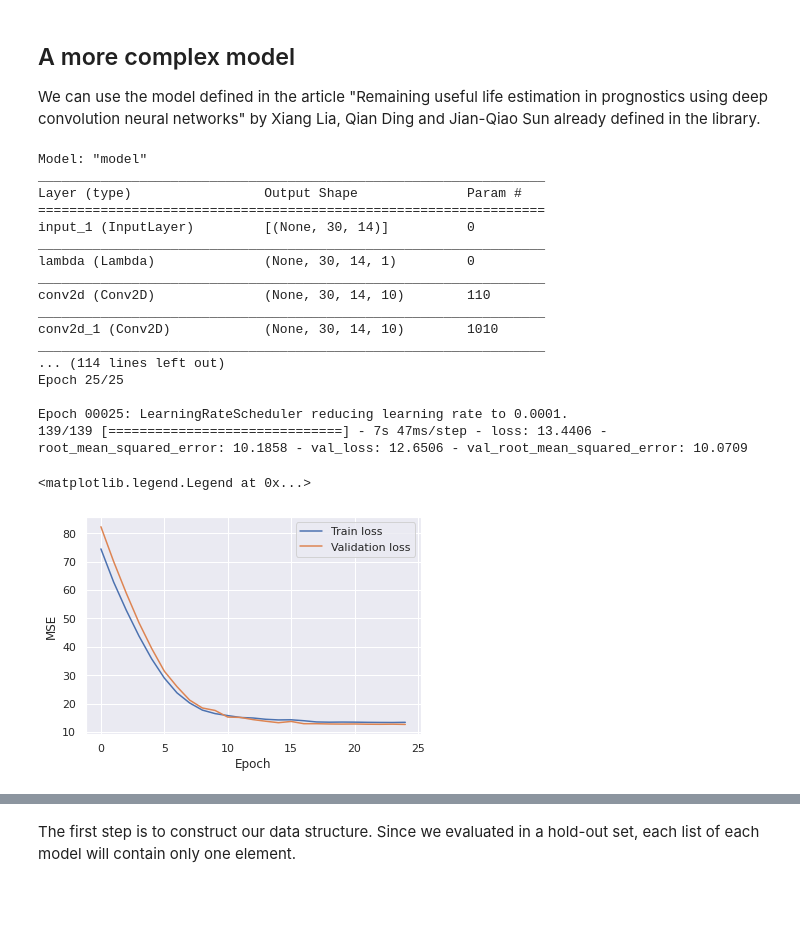
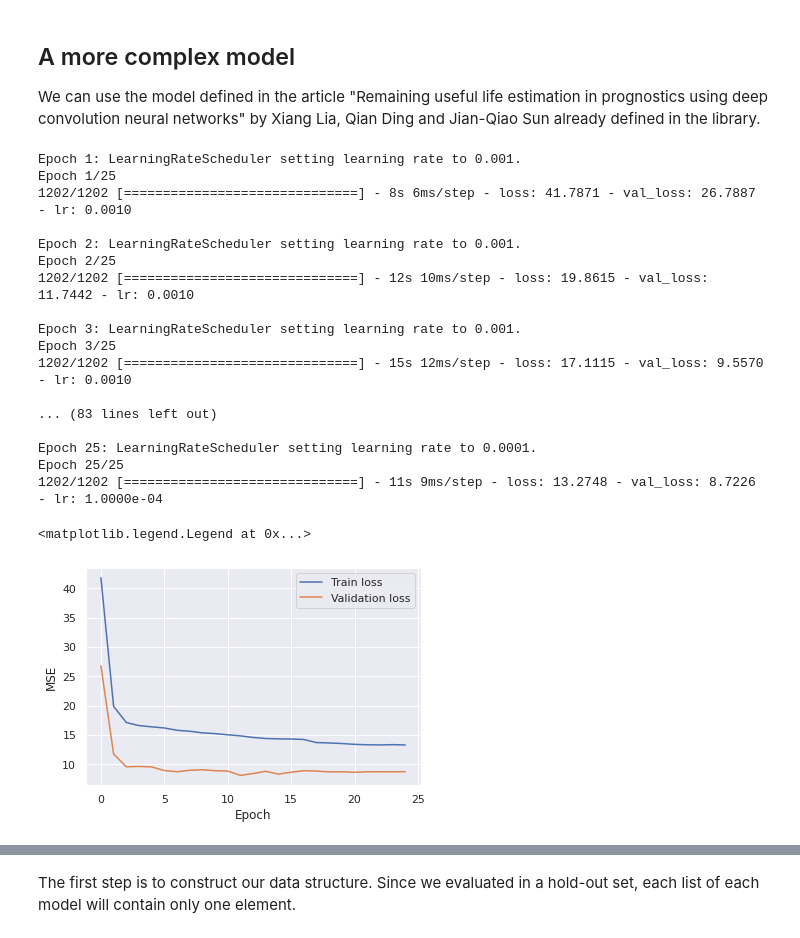
Before and after one commit to lucianolorenti/ceruleo, a Jupyter notebook: docs/examples/ExampleAircraftEngine.ipynb, the cells around one changed output, grey strips where cells are left out. Saved outputs shown, nothing was run; the diff lists cells and outputs as text; code cells hidden in the pictures; blank space fills up the shorter version.

```diff
--- a/docs/examples/ExampleAircraftEngine.ipynb
+++ b/docs/examples/ExampleAircraftEngine.ipynb
@@ -297,7 +299,7 @@ To enable them in other operations, rebuild TensorFlow with the appropriate comp
 # %%
 from ceruleo.models.keras.dataset import tf_regression_dataset
 
-tf_train_data = tf_regression_dataset(train_iterator).batch(64)
-tf_val_data = tf_regression_dataset(val_iterator).batch(64)
-history = model.fit(tf_train_data, validation_data=tf_val_data, epochs=12)
+tf_train_data = tf_regression_dataset(train_iterator).batch(16)
+tf_val_data = tf_regression_dataset(val_iterator).batch(16)
+history = model.fit(tf_train_data, validation_data=tf_val_data, epochs=25)
 # %% [output]
@@ -436,26 +364,9 @@ We can use the model defined in the article "Remaining useful life estimation in
 # %%
 from tensorflow.keras.callbacks import LearningRateScheduler
 
-from rul_pm.models.keras.losses import root_mean_squared_error
+from ceruleo.models.keras.losses import root_mean_squared_error
 
-step = 1
-batch_size = 128
-window = 30
-train_batcher = Batcher.new(train_dataset,
-                            window,
-                            batch_size,
-                            functional_transformer,
-                            step,
-                            shuffle='all',
-                            cache_size=500)
-val_batcher = Batcher.new(validation_dataset,
-                            window,
-                            batch_size,
-                            functional_transformer,
-                            step,
-                            shuffle=False,
-                            cache_size=500,
-                            restart_at_end=False)
+from ceruleo.models.keras.models.XiangQiangJianQiao import XiangQiangJianQiaoModel
 
 def scheduler(epoch, lr):
     """Learning rate as reported in the article"""
@@ -465,37 +376,39 @@ def scheduler(epoch, lr):
         return 0.0001
 
 
-model = XiangQiangJianQiaoModel(n_filters=10,
-                                filter_size=10,
-                                dropout=0.5,
-                                loss=root_mean_squared_error,
-                                learning_rate=0.001)
-r = model.fit(train_batcher, val_batcher , epochs=25, callbacks=[LearningRateScheduler(scheduler, verbose=True)])
+model = XiangQiangJianQiaoModel(train_iterator.shape)
+model.compile(loss=root_mean_squared_error,
+              optimizer=tf.keras.optimizers.Adam(learning_rate=0.001),
+             weighted_metrics=[])
+history = model.fit(tf_train_data,
+                    validation_data=tf_val_data,
+                    epochs=25,
+                    callbacks=[LearningRateScheduler(scheduler, verbose=True)])
 # %% [output]
-Model: "model"
-_________________________________________________________________
-Layer (type)                 Output Shape              Param #
-=================================================================
-input_1 (InputLayer)         [(None, 30, 14)]          0
-_________________________________________________________________
-lambda (Lambda)              (None, 30, 14, 1)         0
-_________________________________________________________________
-conv2d (Conv2D)              (None, 30, 14, 10)        110
-_________________________________________________________________
-conv2d_1 (Conv2D)            (None, 30, 14, 10)        1010
-_________________________________________________________________
-... (114 lines left out)
+Epoch 1: LearningRateScheduler setting learning rate to 0.001.
+Epoch 1/25
+1202/1202 [==============================] - 8s 6ms/step - loss: 41.7871 - val_loss: 26.7887 - lr: 0.0010
+
+Epoch 2: LearningRateScheduler setting learning rate to 0.001.
+Epoch 2/25
+1202/1202 [==============================] - 12s 10ms/step - loss: 19.8615 - val_loss: 11.7442 - lr: 0.0010
+
+Epoch 3: LearningRateScheduler setting learning rate to 0.001.
+Epoch 3/25
+1202/1202 [==============================] - 15s 12ms/step - loss: 17.1115 - val_loss: 9.5570 - lr: 0.0010
+
+... (83 lines left out)
+
+Epoch 25: LearningRateScheduler setting learning rate to 0.0001.
 Epoch 25/25
-
-Epoch 00025: LearningRateScheduler reducing learning rate to 0.0001.
-139/139 [==============================] - 7s 47ms/step - loss: 13.4406 - root_mean_squared_error: 10.1858 - val_loss: 12.6506 - val_root_mean_squared_error: 10.0709
+1202/1202 [==============================] - 11s 9ms/step - loss: 13.2748 - val_loss: 8.7226 - lr: 1.0000e-04
 # %%
 fig, ax = plt.subplots()
-ax.plot(r['loss'], label='Train loss')
-ax.plot(r['val_loss'], label='Validation loss')
+ax.plot(history.history['loss'], label='Train loss')
+ax.plot(history.history['val_loss'], label='Validation loss')
 ax.set_xlabel('Epoch')
 ax.set_ylabel('MSE')
 ax.legend()
 # %% [output]
 <matplotlib.legend.Legend at 0x...>
-[figure, old version]
+[figure, new version]
```
Also changed, not shown: parts of 54 cells of this notebook, 18 other files.
